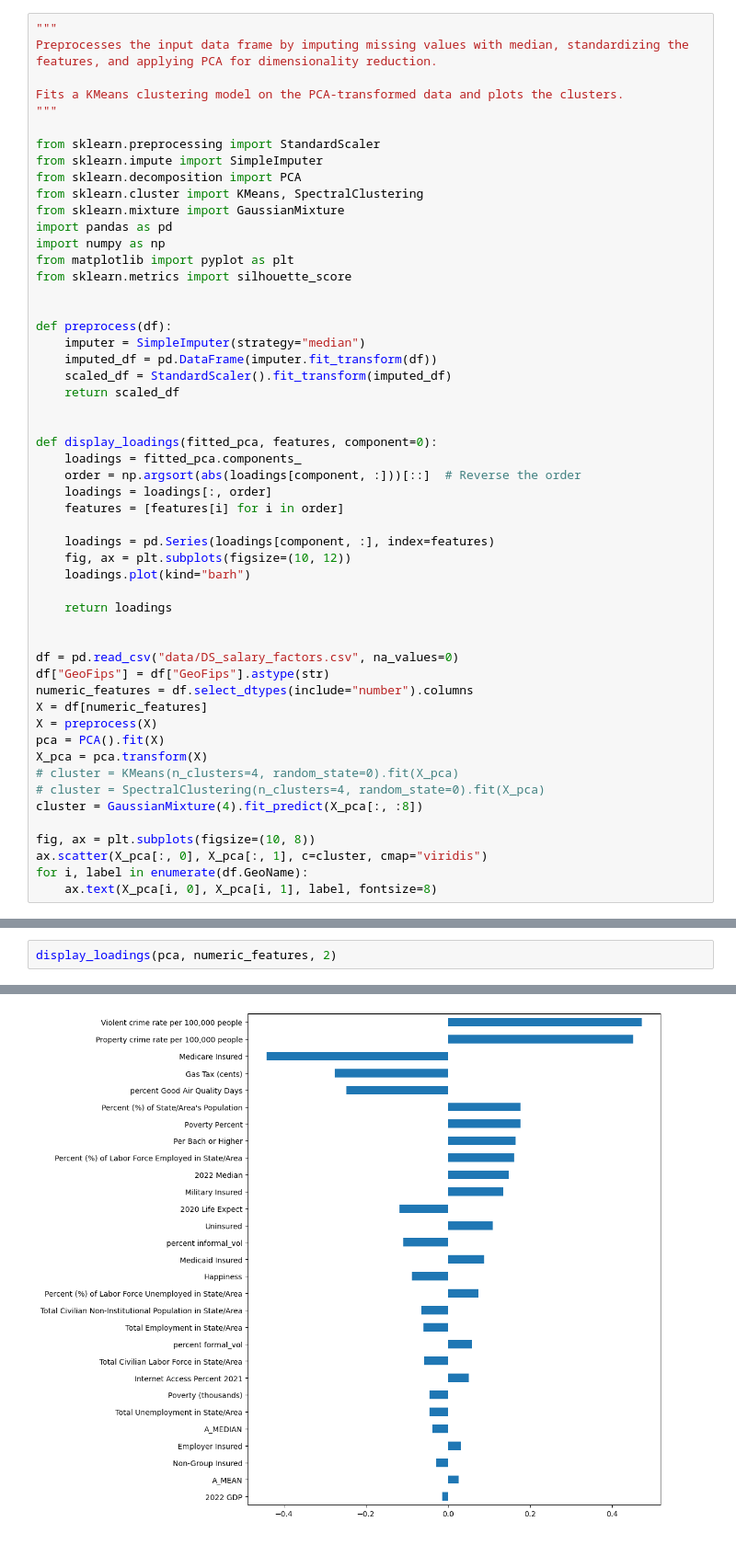
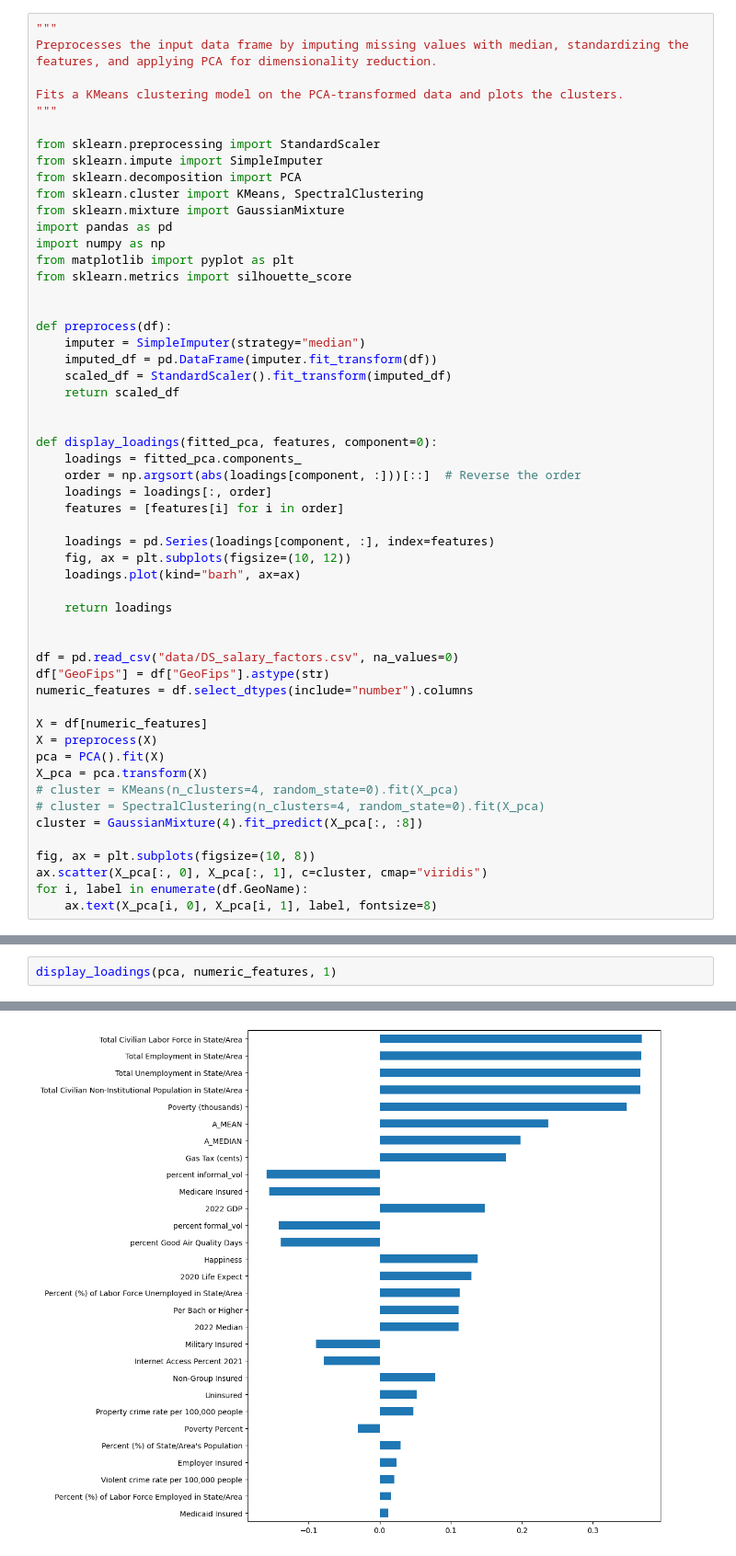
Before and after one commit to joshred83/cda_project, a Jupyter notebook: pca_clustering.ipynb, the cells around one changed output, grey strips where cells are left out. Shown: that part at 92% size. Cells and saved outputs as stored; diff of their text form.

```diff
--- a/pca_clustering.ipynb
+++ b/pca_clustering.ipynb
@@ -31,7 +31,7 @@ def display_loadings(fitted_pca, features, component=0):
 
     loadings = pd.Series(loadings[component, :], index=features)
     fig, ax = plt.subplots(figsize=(10, 12))
-    loadings.plot(kind="barh")
+    loadings.plot(kind="barh", ax=ax)
 
     return loadings
 
@@ -39,6 +39,7 @@ def display_loadings(fitted_pca, features, component=0):
 df = pd.read_csv("data/DS_salary_factors.csv", na_values=0)
 df["GeoFips"] = df["GeoFips"].astype(str)
 numeric_features = df.select_dtypes(include="number").columns
+
 X = df[numeric_features]
 X = preprocess(X)
 pca = PCA().fit(X)
@@ -75,5 +76,5 @@ Poverty Percent                                              0.322973
 dtype: float64
 [figure]
 # %%
-display_loadings(pca, numeric_features, 2)
+display_loadings(pca, numeric_features, 1)
 # %% [output]
@@ -96,2 +97,2 @@ Violent crime rate per 100,000 people                        0.472403
 dtype: float64
-[figure, old version]
+[figure, new version]
```
Also changed, not shown: parts of 1 cell of this notebook.
